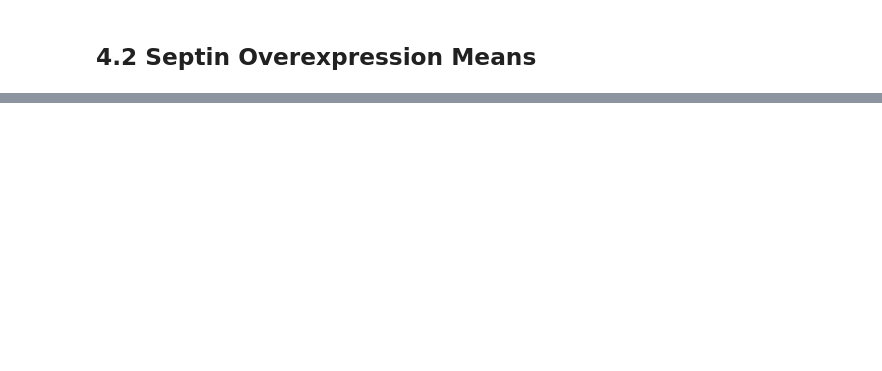
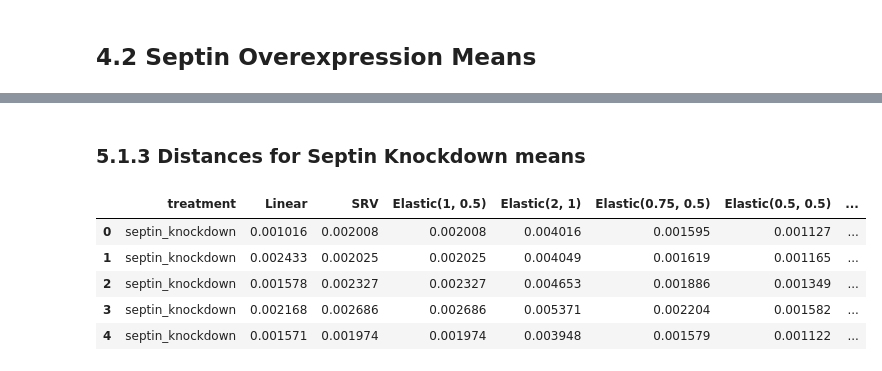
Before and after one commit to geometric-intelligence/dyn, a Jupyter notebook: dyn/notebooks/septin_groups_mean_shapes.ipynb, the cells around one changed output, grey strips where cells are left out. Saved outputs shown, nothing was run; the diff lists cells and outputs as text; code cells hidden in the pictures; blank space fills up the shorter version.

```diff
--- a/dyn/notebooks/septin_groups_mean_shapes.ipynb
+++ b/dyn/notebooks/septin_groups_mean_shapes.ipynb
@@ -221,0 +371,35 @@ yeah, so i was right. now, do the function below and just do it for each one bec
+# %% [markdown]
+### 5.1.3 Distances for Septin Knockdown means
+# %%
+knockdown_dists = {}
+
+knockdown_dists["Linear"] = [gs.linalg.norm(knockdown_means["Linear"] - shape).numpy() / n_sampling_points for shape in knockdown_shapes]
+
+knockdown_dists["SRV"] = [
+    SRV_METRIC.dist(knockdown_means["SRV"], shape).numpy() / n_sampling_points for shape in knockdown_shapes
+]
+
+for a, b in zip(AS, BS):
+    knockdown_dists[a, b] =  [
+    ELASTIC_METRIC[a, b].dist(knockdown_means[a, b], shape).numpy() / n_sampling_points for shape in knockdown_shapes
+]
+# %%
+knockdown_dists_summary = pd.DataFrame(
+    data={
+        label_name: knockdown_label,
+        "Linear": knockdown_dists["Linear"],
+        "SRV": knockdown_dists["SRV"],
+    }
+)
+
+for a, b in zip(AS, BS):
+    knockdown_dists_summary[f"Elastic({a}, {b})"] = knockdown_dists[a, b]
+
+knockdown_dists_summary.head()
+# %% [output]
+|  | treatment | Linear | SRV | Elastic(1, 0.5) | Elastic(2, 1) | Elastic(0.75, 0.5) | Elastic(0.5, 0.5) | ... |
+| 0 | septin_knockdown | 0.001016 | 0.002008 | 0.002008 | 0.004016 | 0.001595 | 0.001127 | ... |
+| 1 | septin_knockdown | 0.002433 | 0.002025 | 0.002025 | 0.004049 | 0.001619 | 0.001165 | ... |
+| 2 | septin_knockdown | 0.001578 | 0.002327 | 0.002327 | 0.004653 | 0.001886 | 0.001349 | ... |
+| 3 | septin_knockdown | 0.002168 | 0.002686 | 0.002686 | 0.005371 | 0.002204 | 0.001582 | ... |
+| 4 | septin_knockdown | 0.001571 | 0.001974 | 0.001974 | 0.003948 | 0.001579 | 0.001122 | ... |
```
Also changed, not shown: parts of 53 cells of this notebook, 1 other file.
